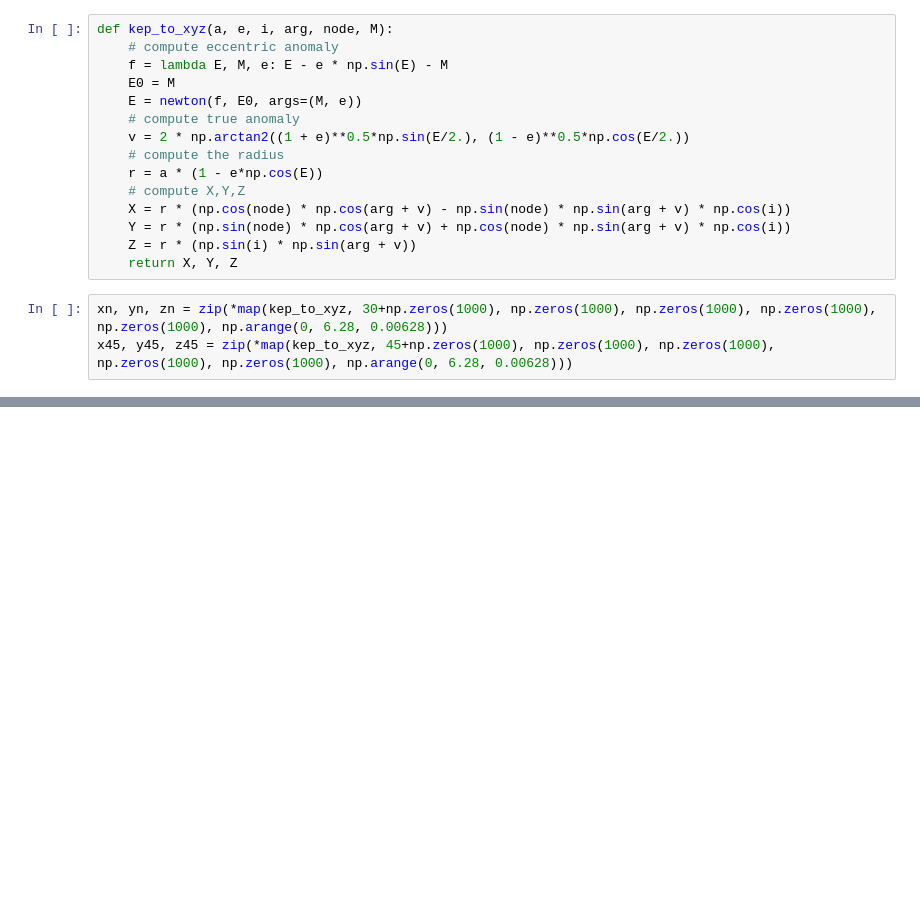
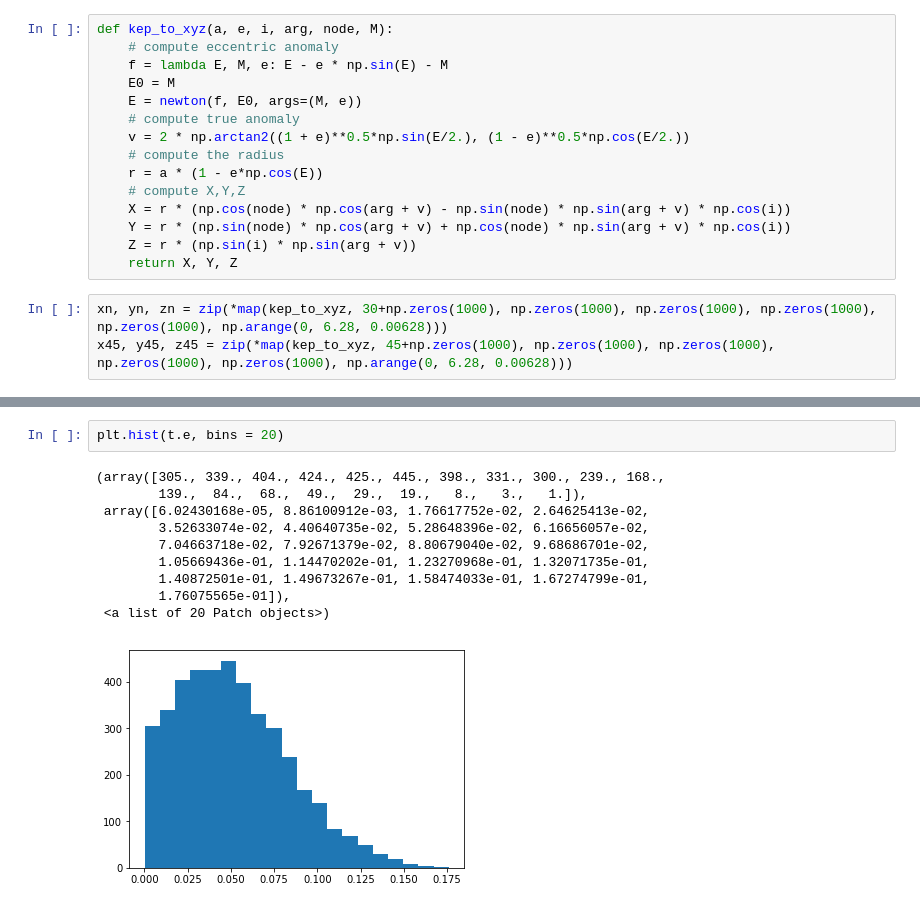
Before and after one commit to sevenlin123/fake_tno, a Jupyter notebook: plutino.ipynb, the cells around one changed output, grey strips where cells are left out. Cells and saved outputs as stored; diff of their text form; blank space fills up the shorter version.

```diff
--- a/plutino.ipynb
+++ b/plutino.ipynb
@@ -328,0 +238,13 @@ def buildmap(ecliptic_plots=True):
+# %%
+plt.hist(t.e, bins = 20)
+# %% [output]
+(array([305., 339., 404., 424., 425., 445., 398., 331., 300., 239., 168.,
+        139.,  84.,  68.,  49.,  29.,  19.,   8.,   3.,   1.]),
+ array([6.02430168e-05, 8.86100912e-03, 1.76617752e-02, 2.64625413e-02,
+        3.52633074e-02, 4.40640735e-02, 5.28648396e-02, 6.16656057e-02,
+        7.04663718e-02, 7.92671379e-02, 8.80679040e-02, 9.68686701e-02,
+        1.05669436e-01, 1.14470202e-01, 1.23270968e-01, 1.32071735e-01,
+        1.40872501e-01, 1.49673267e-01, 1.58474033e-01, 1.67274799e-01,
+        1.76075565e-01]),
+ <a list of 20 Patch objects>)
+[figure, added]
```
Also changed, not shown: parts of 35 cells of this notebook, 2 other files.
